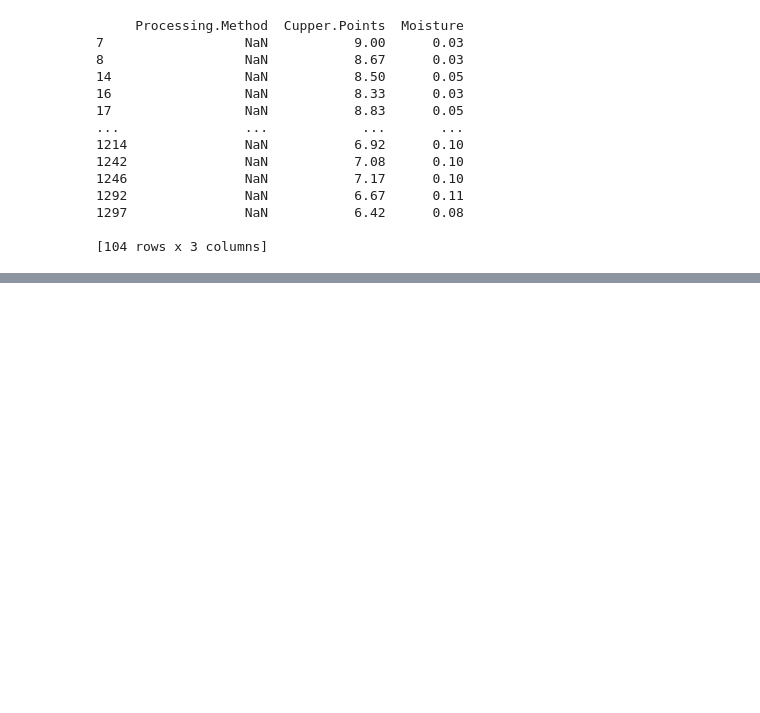
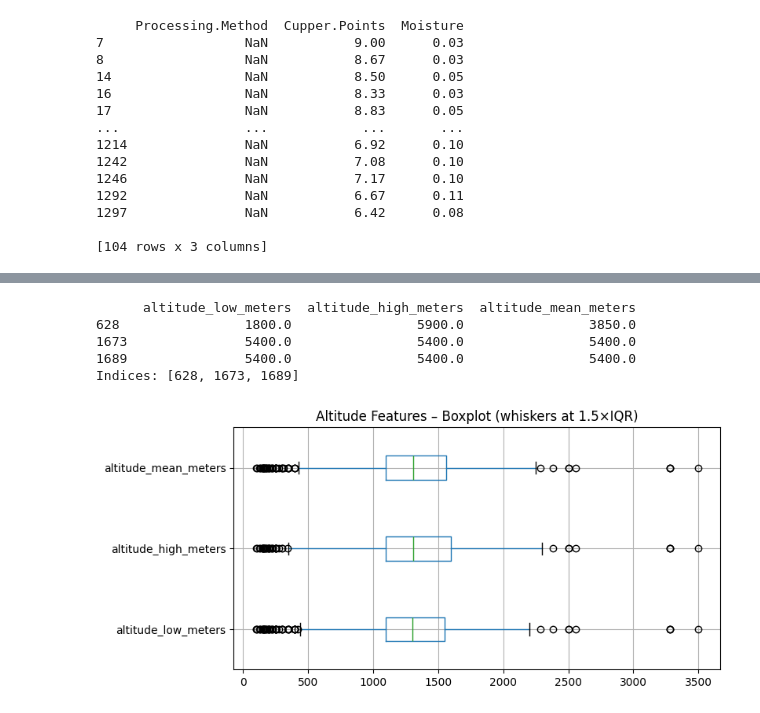
Before and after one commit to SonalJayasinghe/brewlytics, a Jupyter notebook: src/coffee filter/coffee_filter.ipynb, the cells around one changed output, grey strips where cells are left out. Saved outputs shown, nothing was run; the diff lists cells and outputs as text; code cells hidden in the pictures; blank space fills up the shorter version.

```diff
--- a/src/coffee filter/coffee_filter.ipynb
+++ b/src/coffee filter/coffee_filter.ipynb
@@ -389,0 +638,31 @@ print(missing_quakers[['Processing.Method', 'Cupper.Points', 'Moisture']])
+# %%
+
+low_cut, high_cut = 100, 5000
+
+mask = (
+    (df['altitude_low_meters']  < low_cut) |
+    (df['altitude_low_meters']  > high_cut) |
+    (df['altitude_high_meters'] < low_cut) |
+    (df['altitude_high_meters'] > high_cut) |
+    (df['altitude_mean_meters'] < low_cut) |
+    (df['altitude_mean_meters'] > high_cut)
+)
+out_of_range = df.loc[mask, cols]
+
+print(out_of_range)
+print("Indices:", out_of_range.index.tolist())
+# %% [output]
+      altitude_low_meters  altitude_high_meters  altitude_mean_meters
+628                1800.0                5900.0                3850.0
+1673               5400.0                5400.0                5400.0
+1689               5400.0                5400.0                5400.0
+Indices: [628, 1673, 1689]
+# %%
+df.drop(index=[41, 42, 100, 224, 452, 543, 628, 785, 896, 898, 1040, 1144, 1203, 1673, 1689], inplace=True)
+# %%
+plt.figure(figsize=(8,4))
+df[cols].boxplot(vert=False, whis=1.5)
+plt.title("Altitude Features – Boxplot (whiskers at 1.5×IQR)")
+plt.show()
+# %% [output]
+[figure, added]
```
Also changed, not shown: parts of 28 cells of this notebook, 1 other file.
